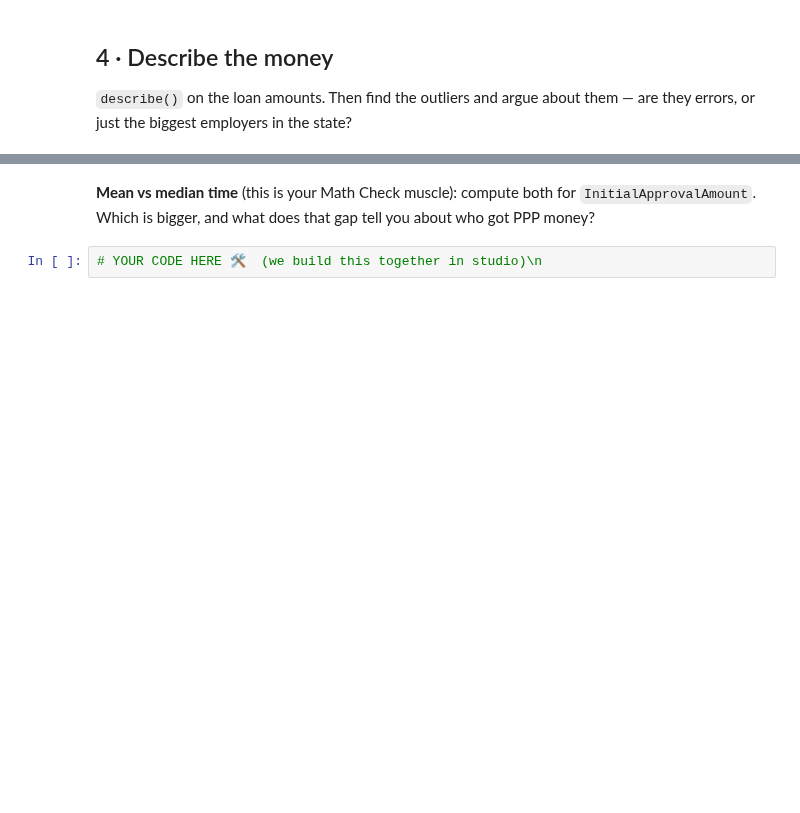
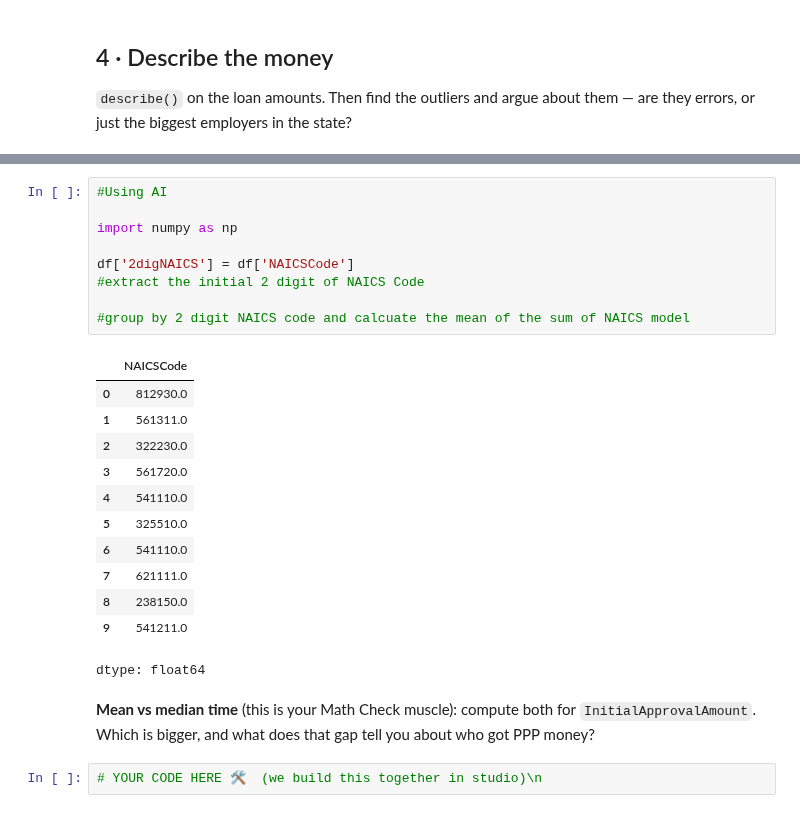
Before and after one commit to k-git-uconn/Studio1-BDM-F26, a Jupyter notebook: studio1/Studio1_PPP_DataER_blank.ipynb, the cells around one changed output, grey strips where cells are left out. Saved outputs shown, nothing was run; the diff lists cells and outputs as text; blank space fills up the shorter version.

```diff
--- a/studio1/Studio1_PPP_DataER_blank.ipynb
+++ b/studio1/Studio1_PPP_DataER_blank.ipynb
@@ -86,3 +124,25 @@ are they errors, or just the biggest employers in the state?
+# %%
+#Using AI
+
+import numpy as np
+
+df['2digNAICS'] = df['NAICSCode']
+#extract the initial 2 digit of NAICS Code
+
+#group by 2 digit NAICS code and calcuate the mean of the sum of NAICS model
+# %% [output]
+|  | NAICSCode |
+| 0 | 812930.0 |
+| 1 | 561311.0 |
+| 2 | 322230.0 |
+| 3 | 561720.0 |
+| 4 | 541110.0 |
+| 5 | 325510.0 |
+| 6 | 541110.0 |
+| 7 | 621111.0 |
+| 8 | 238150.0 |
+| 9 | 541211.0 |
+dtype: float64
 # %% [markdown]
 **Mean vs median time** (this is your Math Check muscle): compute both for `InitialApprovalAmount`.
 Which is bigger, and what does that gap tell you about who got PPP money?
```
Also changed, not shown: parts of 4 cells of this notebook.
